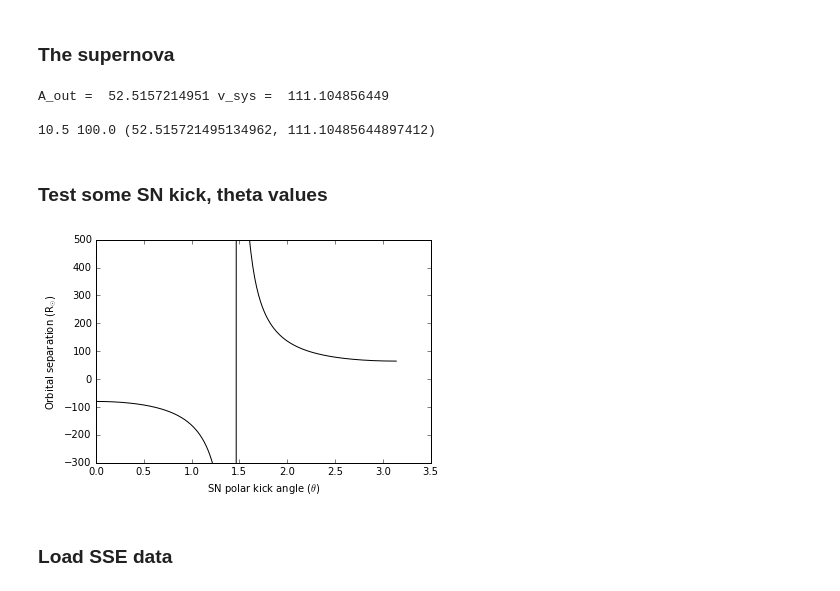
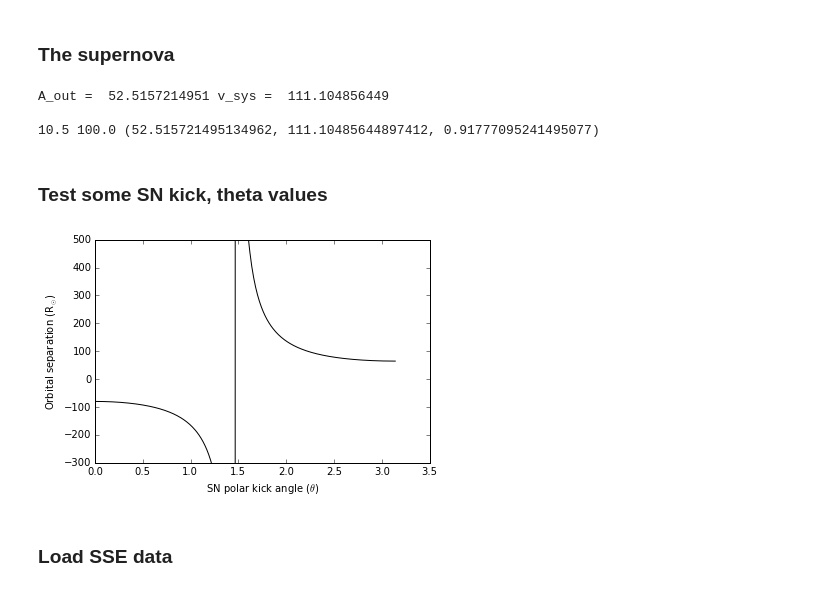
Before and after one commit to astroJeff/XRB, a Jupyter notebook: notebooks/XRB Probability.ipynb, the cells around one changed output. Saved outputs shown, nothing was run; the diff lists cells and outputs as text; code cells hidden in the pictures.

```diff
--- a/notebooks/XRB Probability.ipynb
+++ b/notebooks/XRB Probability.ipynb
@@ -66,11 +66,15 @@ def func_SN_forward(M_1_in, M_2, A_in, v_k, theta, phi):
     # Eccentricity
     e_tmp = v_k*v_k*np.cos(theta)*np.cos(theta)
     e_tmp = e_tmp + v_k*v_k*np.sin(theta)*np.sin(theta)*np.sin(phi)*np.sin(phi)
-    e_tmp = e_tmp + v_k*v_r*np.cos(theta)
+    e_tmp = e_tmp + 2.0*v_k*v_r*np.cos(theta)
     e_tmp = e_tmp + v_r*v_r
     e_tmp = 1.0 - (A_in*A_in)/(A_out*GGG*(M_NS+M_2)) * e_tmp
 
-    e = np.array([np.sqrt(x) if x > 0.0 else -1.0 for x in e_tmp])
+    if isinstance(e_tmp, np.ndarray):
+        e = np.array([np.sqrt(x) if x > 0.0 else -1.0 for x in e_tmp])
+    else:
+        if e_tmp < 0.0: return A_out, v_sys, -1.0
+        e = np.sqrt(e_tmp)
 
     return A_out, v_sys, e
 # %%
@@ -146,38 +150,40 @@ def func_SN_backward(M_2, A_in, v_sys_in, v_k, theta):
 M_2 = 8.0
 v_k = 220.0
 theta = 3.013124
+phi = 1.0
 
 M_1 = 10.5
 A_1 = 100.0
 
-a_2,v2 = func_SN_forward(M_1, M_2, A_1, v_k, theta)
+a_2,v2,e = func_SN_forward(M_1, M_2, A_1, v_k, theta, phi)
 print "A_out = ", a_2, "v_sys = ", v2
 
 print ""
 
-M_out, A_out = func_SN_backward(M_2, a_2, v2, v_k, theta)
+M_out, A_out = func_SN_backward(M_2, a_2, v2, v_k, theta, phi)
 
 for i in np.arange(len(M_out)):
-    print M_out[i], A_out[i], func_SN_forward(M_out[i], M_2, A_out[i], v_k, theta)
+    print M_out[i], A_out[i], func_SN_forward(M_out[i], M_2, A_out[i], v_k, theta, phi)
 # %% [output]
 A_out =  52.5157214951 v_sys =  111.104856449
 
-10.5 100.0 (52.515721495134962, 111.10485644897412)
+10.5 100.0 (52.515721495134962, 111.10485644897412, 0.91777095241495077)
 # %% [markdown]
 ### Test some SN kick, theta values
 # %%
 a_temp = np.array([])
 theta = np.arange(0.0, np.pi, 0.01)
-a_temp, v_temp = func_SN_forward(10.0, 15.0, 100.0, 100.0, theta)
+phi = 0.0
+a_temp, v_temp, e_temp = func_SN_forward(10.0, 15.0, 100.0, 100.0, theta, phi)
 
 plt.plot(theta, a_temp, color='k')
 plt.ylim(-300.0, 500.0)
 plt.xlabel(r"SN polar kick angle ($\theta$)")
 plt.ylabel(r"Orbital separation (R$_{\odot}$)")
 
 plt.show()
 # %% [output]
-[figure, old version]
+[figure, new version]
 # %% [markdown]
 ### Load SSE data
 # %%
```
Also changed, not shown: parts of 11 cells of this notebook, 1 other file.
